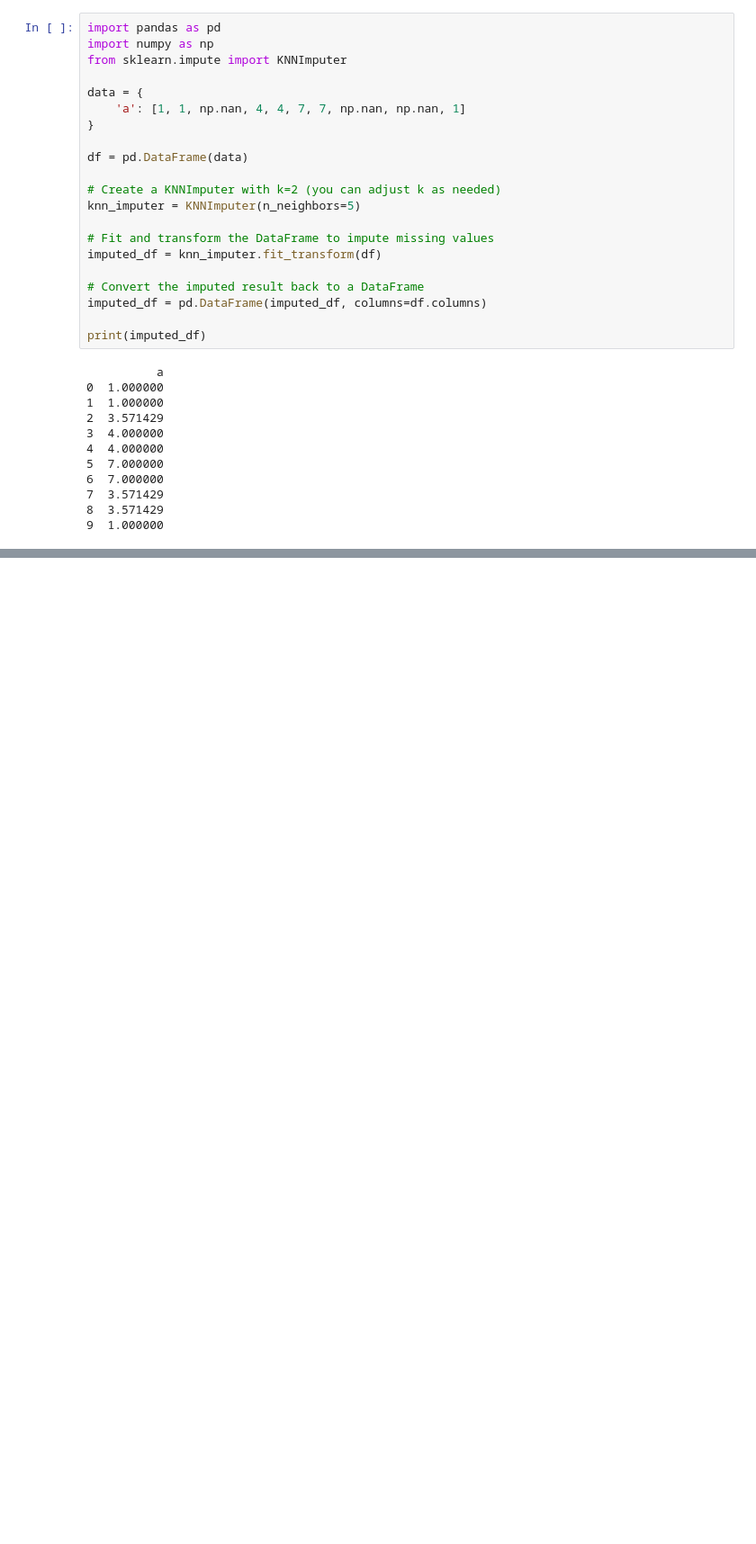
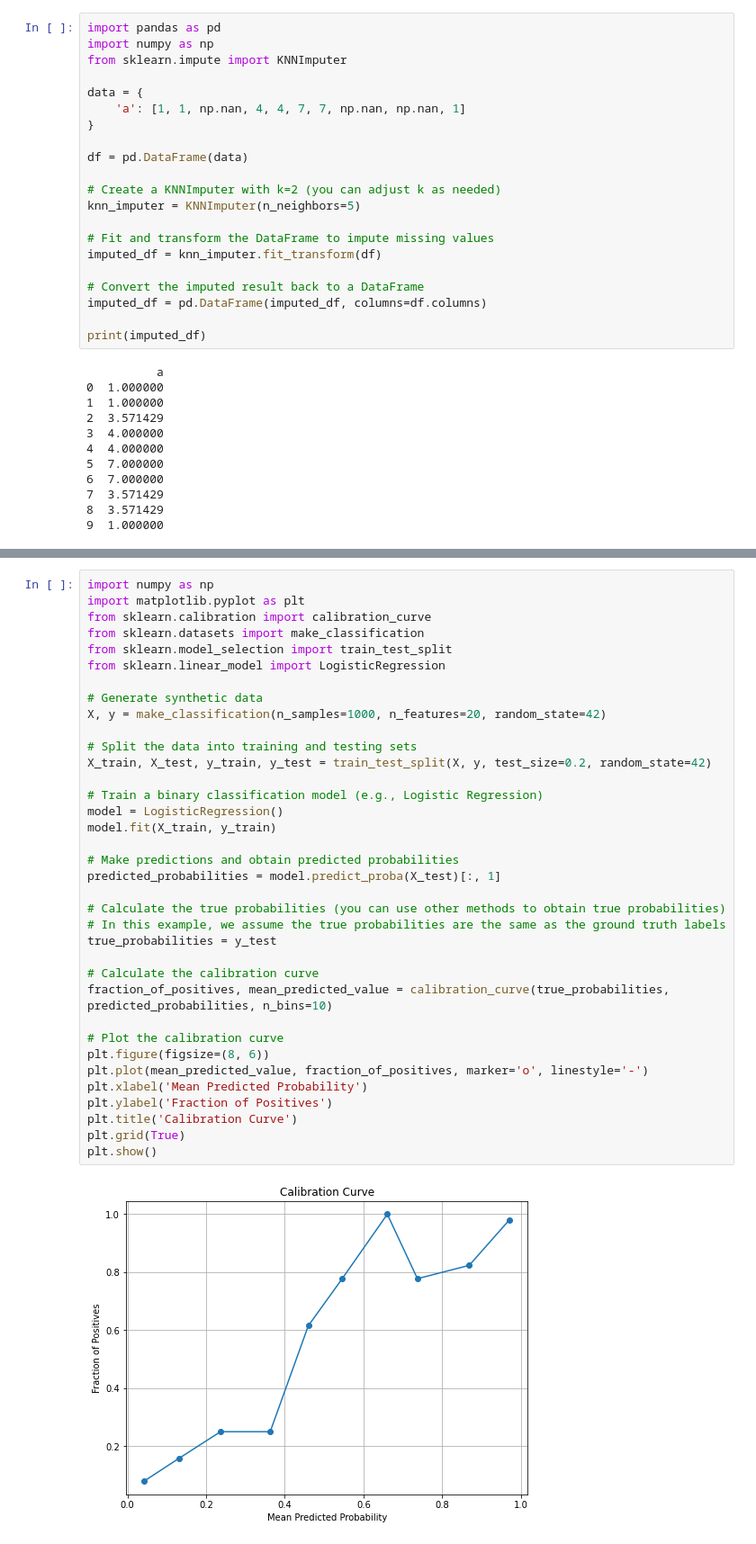
Before and after one commit to Sdamirsa/Tehran_COVID_Cohort_LLMExperiment, a Jupyter notebook: Untitled.ipynb, the cells around one changed output, grey strips where cells are left out. Shown: that part at 90% size. Drawn from its saved outputs; the diff is of its cells as text; blank space fills up the shorter version.

```diff
--- a/Untitled.ipynb
+++ b/Untitled.ipynb
@@ -78,0 +251,38 @@ print(imputed_df)
+# %%
+import numpy as np
+import matplotlib.pyplot as plt
+from sklearn.calibration import calibration_curve
+from sklearn.datasets import make_classification
+from sklearn.model_selection import train_test_split
+from sklearn.linear_model import LogisticRegression
+
+# Generate synthetic data
+X, y = make_classification(n_samples=1000, n_features=20, random_state=42)
+
+# Split the data into training and testing sets
+X_train, X_test, y_train, y_test = train_test_split(X, y, test_size=0.2, random_state=42)
+
+# Train a binary classification model (e.g., Logistic Regression)
+model = LogisticRegression()
+model.fit(X_train, y_train)
+
+# Make predictions and obtain predicted probabilities
+predicted_probabilities = model.predict_proba(X_test)[:, 1]
+
+# Calculate the true probabilities (you can use other methods to obtain true probabilities)
+# In this example, we assume the true probabilities are the same as the ground truth labels
+true_probabilities = y_test
+
+# Calculate the calibration curve
+fraction_of_positives, mean_predicted_value = calibration_curve(true_probabilities, predicted_probabilities, n_bins=10)
+
+# Plot the calibration curve
+plt.figure(figsize=(8, 6))
+plt.plot(mean_predicted_value, fraction_of_positives, marker='o', linestyle='-')
+plt.xlabel('Mean Predicted Probability')
+plt.ylabel('Fraction of Positives')
+plt.title('Calibration Curve')
+plt.grid(True)
+plt.show()
+# %% [output]
+[figure, added]
```
Also changed, not shown: parts of 14 cells of this notebook, 11 other files.
